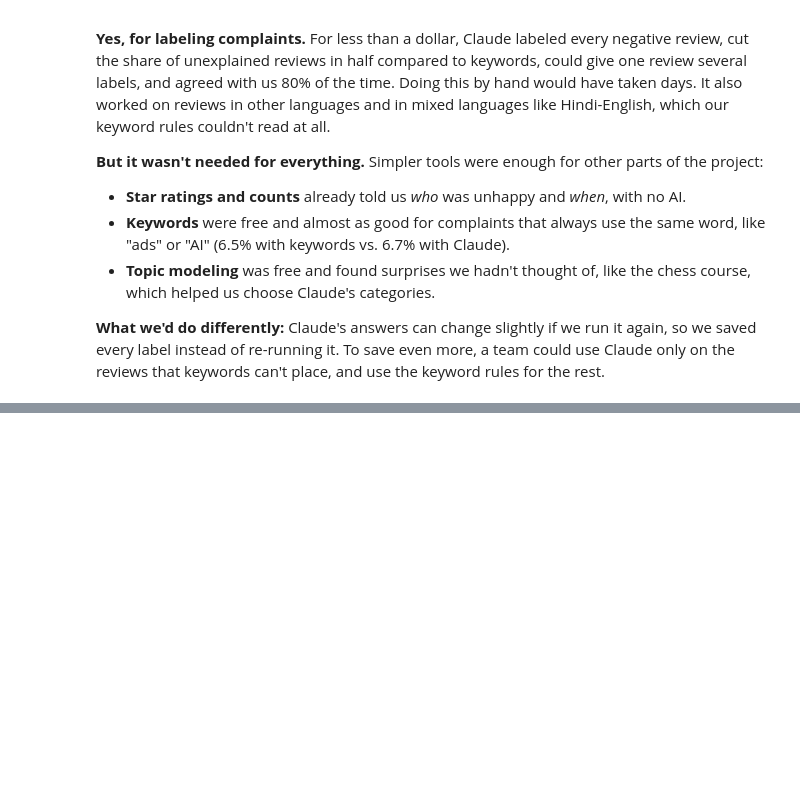
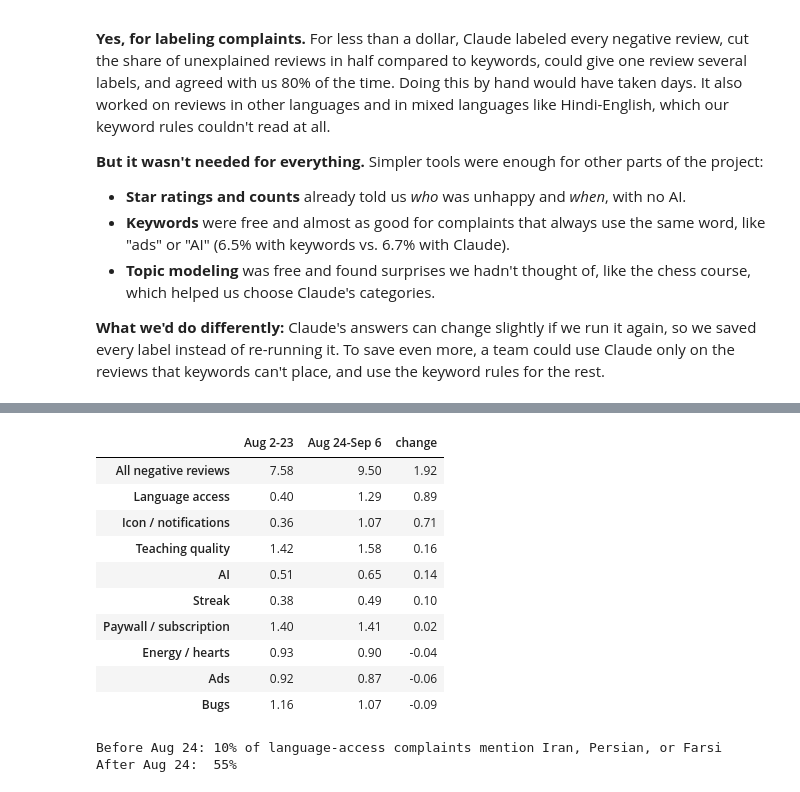
Before and after one commit to Teenna-Pachika/info4360-duolingo-reviews, a Jupyter notebook: notebooks/06_final_report.ipynb, the cells around one changed output, grey strips where cells are left out. Cells and saved outputs as stored; diff of their text form; code cells hidden in the pictures; blank space fills up the shorter version.

```diff
--- a/notebooks/06_final_report.ipynb
+++ b/notebooks/06_final_report.ipynb
@@ -360,0 +365,13 @@ usage.round(3)
+# %%
+# One True/False column per complaint, so we can count them
+COMPLAINTS = {
+    "paywall": "Paywall / subscription", "teaching_quality": "Teaching quality", "bugs": "Bugs",
+    "energy_hearts": "Energy / hearts", "ads": "Ads", "language_access": "Language access",
+    "icon_notifications": "Icon / notifications", "ai": "AI", "streak": "Streak",
+}
+for code, name in COMPLAINTS.items():
+    neg[name] = neg["claude_labels"].apply(lambda labels: code in labels)
+
+# % of negative reviews with each complaint (a review can have more than one)
+share = (neg[list(COMPLAINTS.values())].mean() * 100).round(1).sort_values(ascending=False)
+share.to_frame("% of negative reviews")
@@ -360,0 +400,38 @@ usage.round(3)
+# %%
+# Complaints per 100 reviews, before and after the late-August jump (we stop at Sep 6)
+recent = df[df["at"] < "2026-09-07"]
+recent_neg = neg[neg["at"] < "2026-09-07"]
+
+weekly_total = recent.set_index("at").resample("W").size()
+weekly = recent_neg.set_index("at")[list(COMPLAINTS.values())].resample("W").sum().div(weekly_total, axis=0) * 100
+weekly["All negative reviews"] = recent_neg.set_index("at").resample("W").size() / weekly_total * 100
+
+change = pd.DataFrame({
+    "Aug 2-23": weekly.loc[:"2026-08-23"].mean(),
+    "Aug 24-Sep 6": weekly.loc["2026-08-24":].mean(),
+})
+change["change"] = change["Aug 24-Sep 6"] - change["Aug 2-23"]
+change.round(2).sort_values("change", ascending=False)
+# %% [output]
+|  | Aug 2-23 | Aug 24-Sep 6 | change |
+| All negative reviews | 7.58 | 9.50 | 1.92 |
+| Language access | 0.40 | 1.29 | 0.89 |
+| Icon / notifications | 0.36 | 1.07 | 0.71 |
+| Teaching quality | 1.42 | 1.58 | 0.16 |
+| AI | 0.51 | 0.65 | 0.14 |
+| Streak | 0.38 | 0.49 | 0.10 |
+| Paywall / subscription | 1.40 | 1.41 | 0.02 |
+| Energy / hearts | 0.93 | 0.90 | -0.04 |
+| Ads | 0.92 | 0.87 | -0.06 |
+| Bugs | 1.16 | 1.07 | -0.09 |
+# %%
+# Who is behind the jump in "language access"? Share of these complaints that mention Iran, Persian, or Farsi
+mentions_iran = recent_neg["content"].str.contains(r"iran|persian|farsi", case=False)
+is_language = recent_neg["Language access"]
+before = recent_neg["at"] < "2026-08-24"
+
+print(f"Before Aug 24: {mentions_iran[is_language & before].mean():.0%} of language-access complaints mention Iran, Persian, or Farsi")
+print(f"After Aug 24:  {mentions_iran[is_language & ~before].mean():.0%}")
+# %% [output]
+Before Aug 24: 10% of language-access complaints mention Iran, Persian, or Farsi
+After Aug 24:  55%
```
Also changed, not shown: parts of 11 cells of this notebook.
